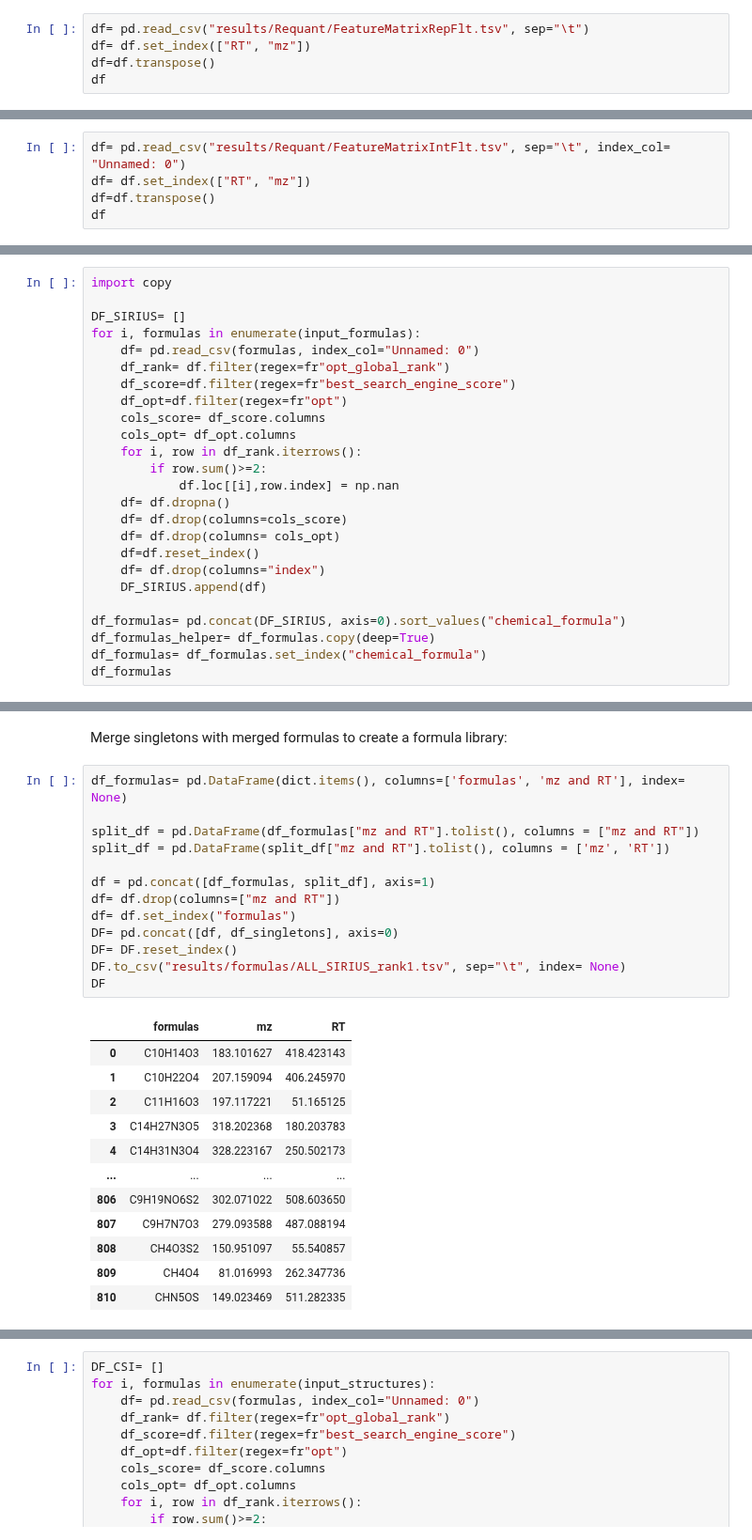
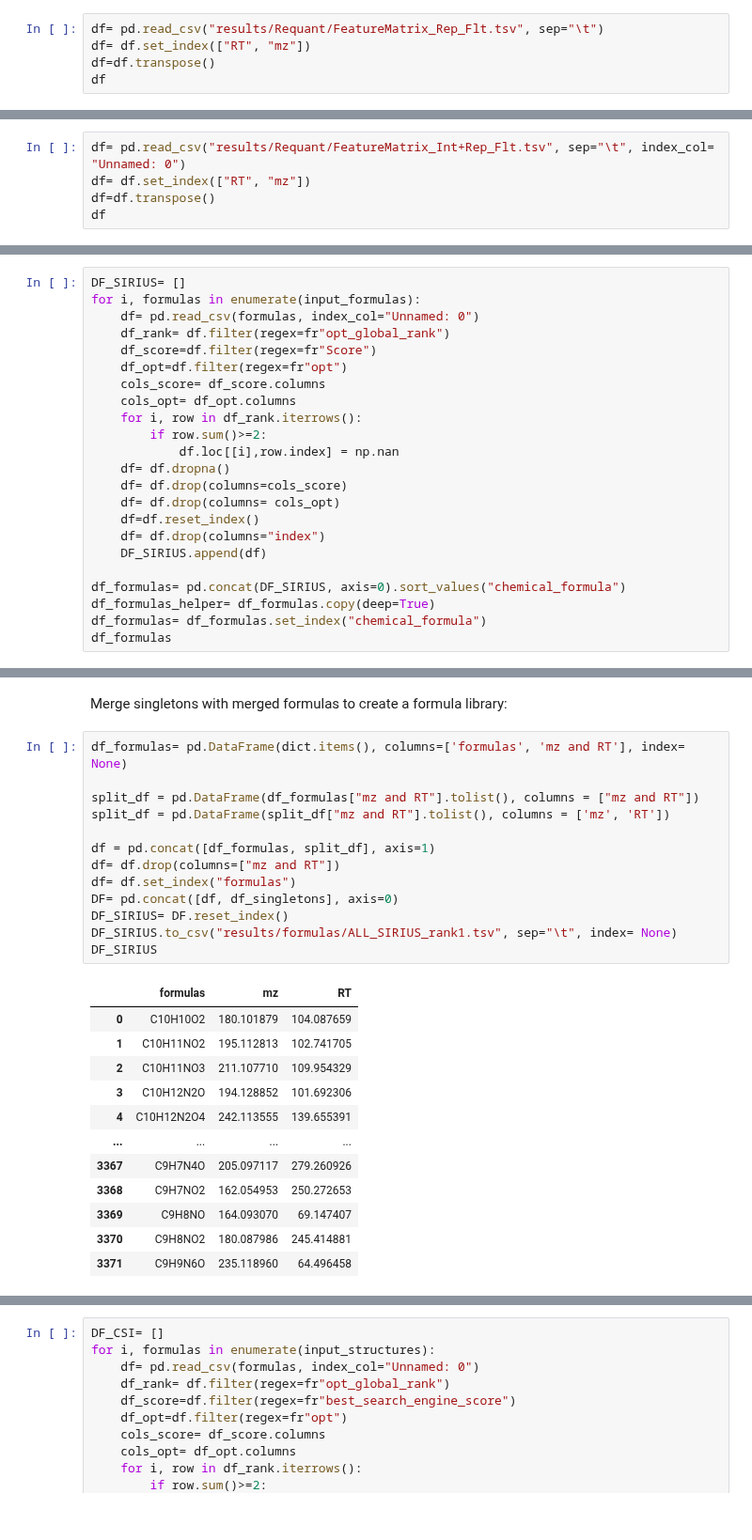
Before and after one commit to eeko-kon/pyOpenMS_UmetaFlow, a Jupyter notebook: 8.1_DataAnalysis.ipynb, the cells around one changed output, grey strips where cells are left out. Shown at 94% size. Saved outputs shown, nothing was run; the diff lists cells and outputs as text.

```diff
--- a/8.1_DataAnalysis.ipynb
+++ b/8.1_DataAnalysis.ipynb
@@ -220,7 +220,7 @@ Prepare for statistical analysis or simply outlier analysis (PCA not needed)
 # %% [markdown]
 Import initially and explore only the matrix with the "replicate" filter
 # %%
-df= pd.read_csv("results/Requant/FeatureMatrixRepFlt.tsv", sep="\t")
+df= pd.read_csv("results/Requant/FeatureMatrix_Rep_Flt.tsv", sep="\t")
 df= df.set_index(["RT", "mz"])
 df=df.transpose()
 df
@@ -552,7 +552,7 @@ fig, ax = model.biplot(n_feat=4)
 # %% [markdown]
 Import and explore the matrix with the "replicate" and "intensity" filter
 # %%
-df= pd.read_csv("results/Requant/FeatureMatrixIntFlt.tsv", sep="\t", index_col= "Unnamed: 0")
+df= pd.read_csv("results/Requant/FeatureMatrix_Int+Rep_Flt.tsv", sep="\t", index_col= "Unnamed: 0")
 df= df.set_index(["RT", "mz"])
 df=df.transpose()
 df
@@ -639,13 +640,11 @@ input_structures = glob.glob('results/structures/*.csv')
 # %% [markdown]
 Dataframe with duplicate formulas (likely)
 # %%
-import copy
-
 DF_SIRIUS= []
 for i, formulas in enumerate(input_formulas):
     df= pd.read_csv(formulas, index_col="Unnamed: 0")
     df_rank= df.filter(regex=fr"opt_global_rank")
-    df_score=df.filter(regex=fr"best_search_engine_score")
+    df_score=df.filter(regex=fr"Score")
     df_opt=df.filter(regex=fr"opt")
     cols_score= df_score.columns
     cols_opt= df_opt.columns
@@ -765,26 +730,26 @@ Merge singletons with merged formulas to create a formula library:
 # %%
 df_formulas= pd.DataFrame(dict.items(), columns=['formulas', 'mz and RT'], index= None)
 
 split_df = pd.DataFrame(df_formulas["mz and RT"].tolist(), columns = ["mz and RT"])
 split_df = pd.DataFrame(split_df["mz and RT"].tolist(), columns = ['mz', 'RT'])
 
 df = pd.concat([df_formulas, split_df], axis=1)
 df= df.drop(columns=["mz and RT"])
 df= df.set_index("formulas")
 DF= pd.concat([df, df_singletons], axis=0)
-DF= DF.reset_index()
-DF.to_csv("results/formulas/ALL_SIRIUS_rank1.tsv", sep="\t", index= None)
-DF
+DF_SIRIUS= DF.reset_index()
+DF_SIRIUS.to_csv("results/formulas/ALL_SIRIUS_rank1.tsv", sep="\t", index= None)
+DF_SIRIUS
 # %% [output]
 |  | formulas | mz | RT |
-| 0 | C10H14O3 | 183.101627 | 418.423143 |
-| 1 | C10H22O4 | 207.159094 | 406.245970 |
-| 2 | C11H16O3 | 197.117221 | 51.165125 |
-| 3 | C14H27N3O5 | 318.202368 | 180.203783 |
-| 4 | C14H31N3O4 | 328.223167 | 250.502173 |
+| 0 | C10H10O2 | 180.101879 | 104.087659 |
+| 1 | C10H11NO2 | 195.112813 | 102.741705 |
+| 2 | C10H11NO3 | 211.107710 | 109.954329 |
+| 3 | C10H12N2O | 194.128852 | 101.692306 |
+| 4 | C10H12N2O4 | 242.113555 | 139.655391 |
 | ... | ... | ... | ... |
-| 806 | C9H19NO6S2 | 302.071022 | 508.603650 |
-| 807 | C9H7N7O3 | 279.093588 | 487.088194 |
-| 808 | CH4O3S2 | 150.951097 | 55.540857 |
-| 809 | CH4O4 | 81.016993 | 262.347736 |
-| 810 | CHN5OS | 149.023469 | 511.282335 |
+| 3367 | C9H7N4O | 205.097117 | 279.260926 |
+| 3368 | C9H7NO2 | 162.054953 | 250.272653 |
+| 3369 | C9H8NO | 164.093070 | 69.147407 |
+| 3370 | C9H8NO2 | 180.087986 | 245.414881 |
+| 3371 | C9H9N6O | 235.118960 | 64.496458 |
```
Also changed, not shown: parts of 23 cells of this notebook, 4 other files.
